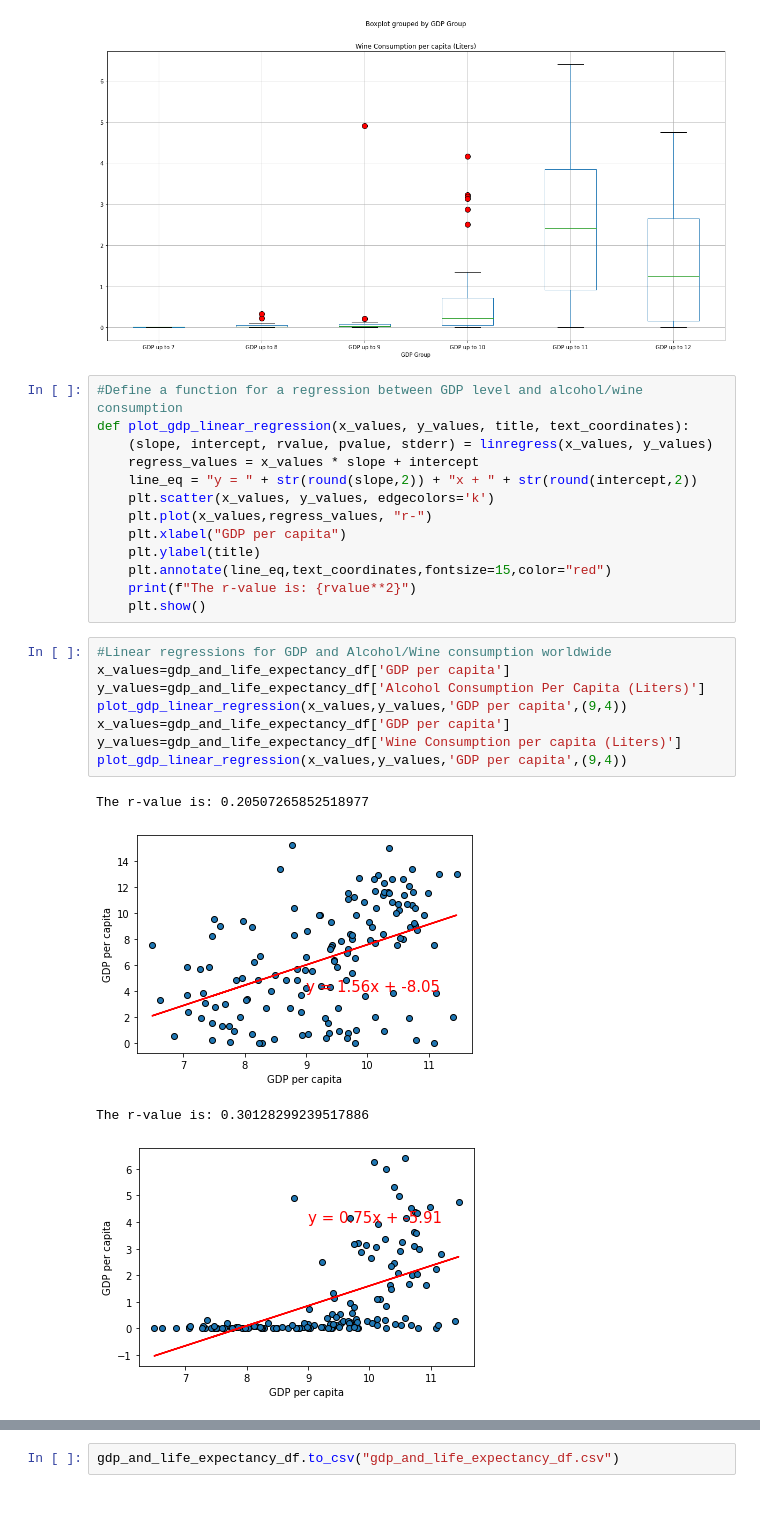
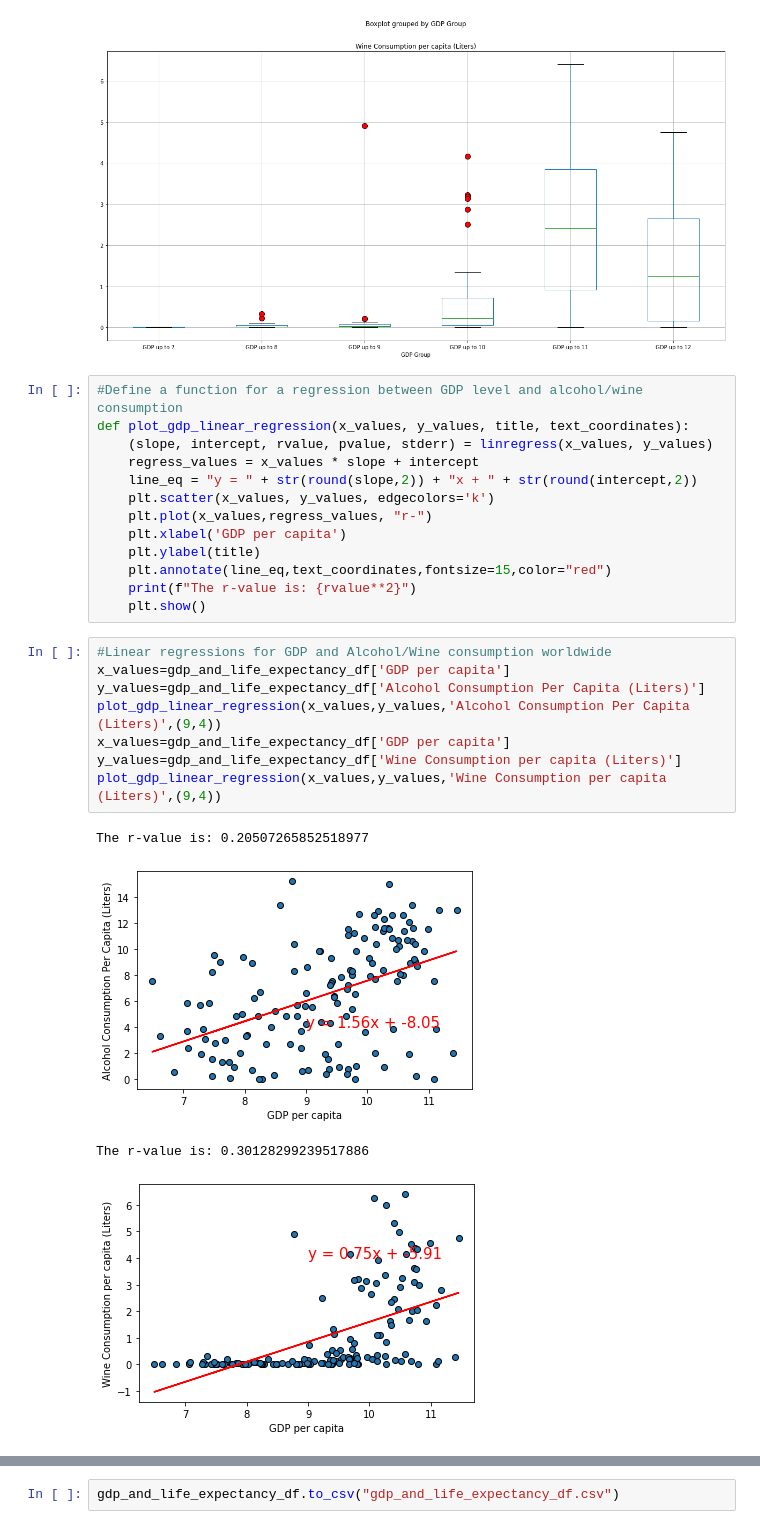
Before and after one commit to reccleston/data-analysis-project-1, a Jupyter notebook: nadia/project_work_with_Ryan.ipynb, the cells around one changed output, grey strips where cells are left out. Saved outputs shown, nothing was run; the diff lists cells and outputs as text.

```diff
--- a/nadia/project_work_with_Ryan.ipynb
+++ b/nadia/project_work_with_Ryan.ipynb
@@ -672,7 +672,7 @@ def plot_gdp_linear_regression(x_values, y_values, title, text_coordinates):
     line_eq = "y = " + str(round(slope,2)) + "x + " + str(round(intercept,2))
     plt.scatter(x_values, y_values, edgecolors='k')
     plt.plot(x_values,regress_values, "r-")
-    plt.xlabel("GDP per capita")
+    plt.xlabel('GDP per capita')
     plt.ylabel(title)
     plt.annotate(line_eq,text_coordinates,fontsize=15,color="red")
     print(f"The r-value is: {rvalue**2}")
@@ -680,13 +680,13 @@ def plot_gdp_linear_regression(x_values, y_values, title, text_coordinates):
 # %%
 #Linear regressions for GDP and Alcohol/Wine consumption worldwide
 x_values=gdp_and_life_expectancy_df['GDP per capita']
 y_values=gdp_and_life_expectancy_df['Alcohol Consumption Per Capita (Liters)']
-plot_gdp_linear_regression(x_values,y_values,'GDP per capita',(9,4))
+plot_gdp_linear_regression(x_values,y_values,'Alcohol Consumption Per Capita (Liters)',(9,4))
 x_values=gdp_and_life_expectancy_df['GDP per capita']
 y_values=gdp_and_life_expectancy_df['Wine Consumption per capita (Liters)']
-plot_gdp_linear_regression(x_values,y_values,'GDP per capita',(9,4))
+plot_gdp_linear_regression(x_values,y_values,'Wine Consumption per capita (Liters)',(9,4))
 # %% [output]
 The r-value is: 0.20507265852518977
-[figure, old version]
+[figure, new version]
 The r-value is: 0.30128299239517886
-[figure, old version]
+[figure, new version]
```
Also changed, not shown: parts of 1 cell of this notebook.
